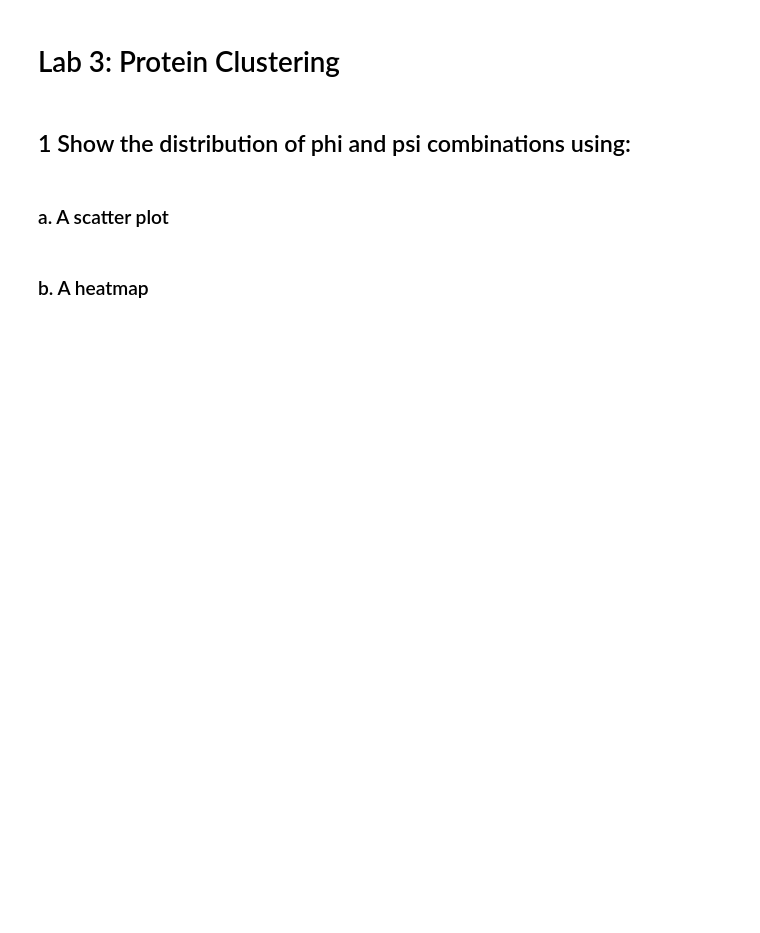
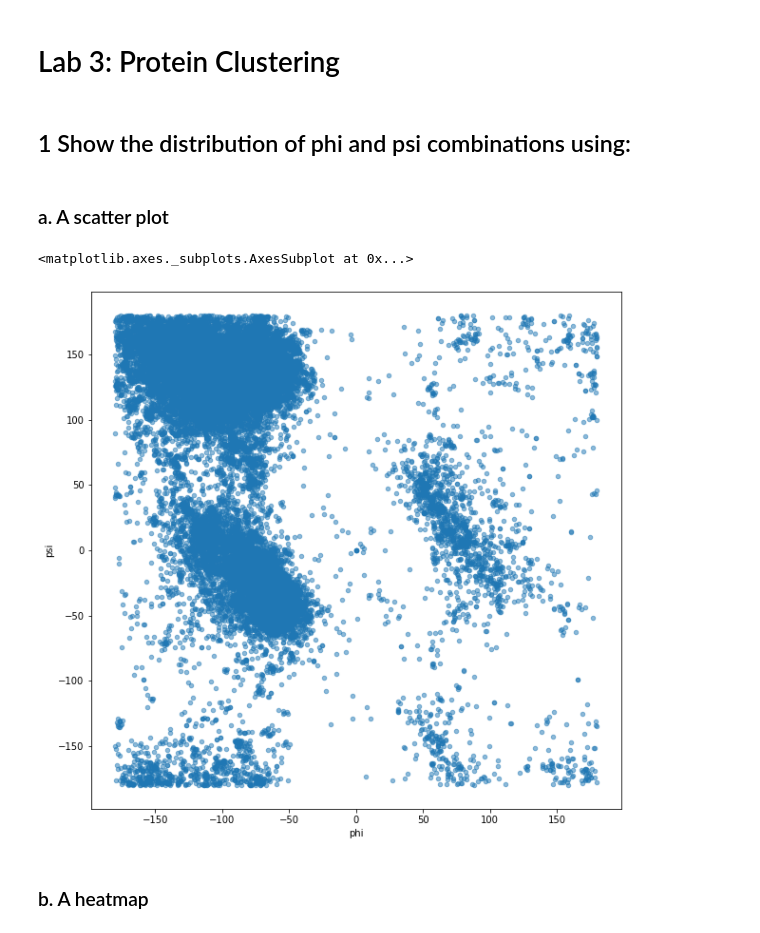
Before and after one commit to jerge/DAT405-DSC, a Jupyter notebook: Lab 3/Lab3.ipynb, the cells around one changed output. Drawn from its saved outputs; the diff is of its cells as text; code cells hidden in the pictures; blank space fills up the shorter version.

```diff
--- a/Lab 3/Lab3.ipynb
+++ b/Lab 3/Lab3.ipynb
@@ -4,5 +4,17 @@
 ## 1 Show the distribution of phi and psi combinations using:
 # %% [markdown]
 ### a. A scatter plot
+# %%
+import pandas as pd
+import matplotlib.pyplot as plt
+import seaborn as sns
+
+plt.rcParams['figure.figsize'] = [10, 10]
+
+data = pd.read_csv("data_all.csv")
+data.plot.scatter(x="phi", y="psi", alpha = 0.5)
+# %% [output]
+<matplotlib.axes._subplots.AxesSubplot at 0x...>
+[figure, added]
 # %% [markdown]
 ### b. A heatmap
```
Also changed, not shown: parts of 11 cells of this notebook.
